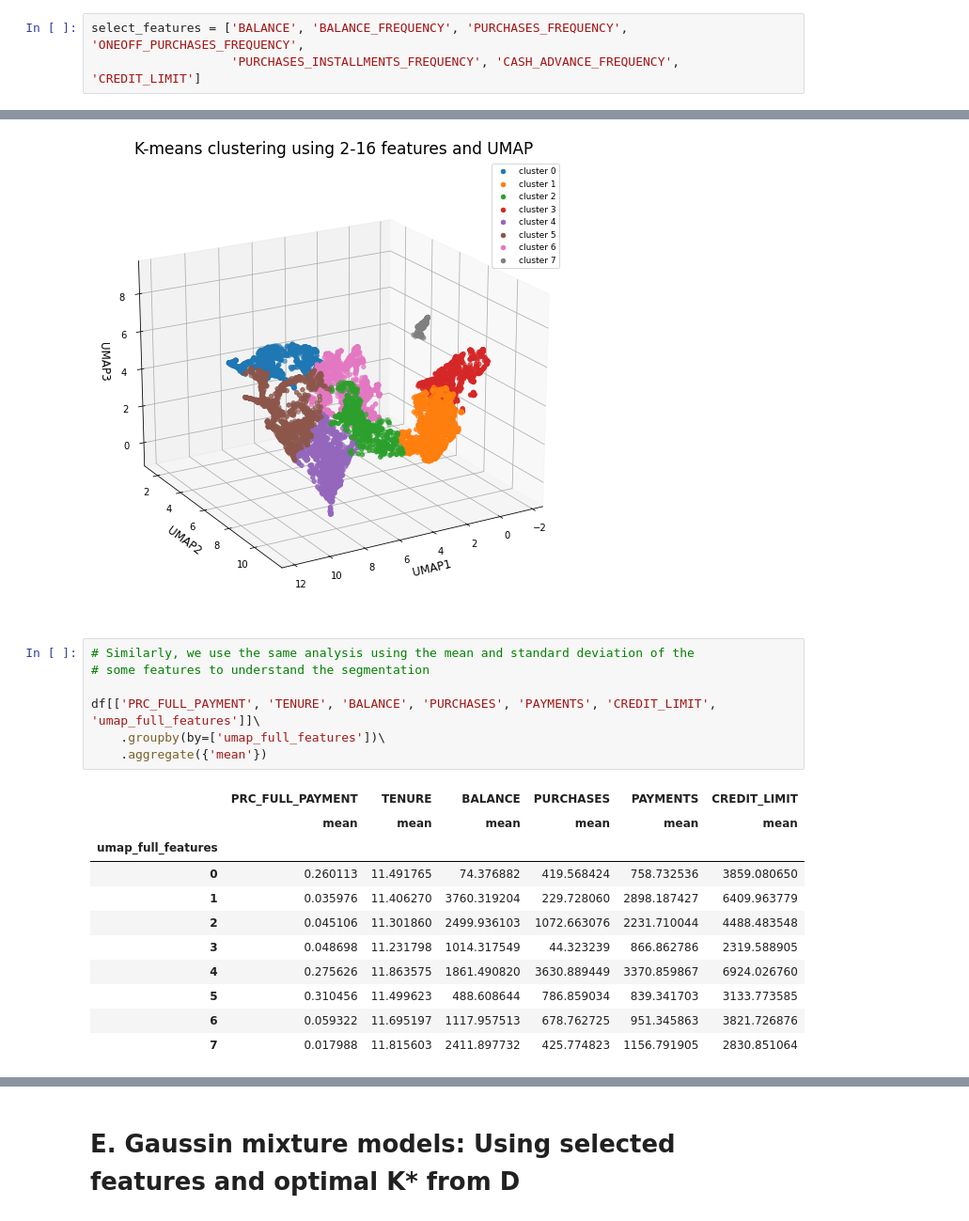
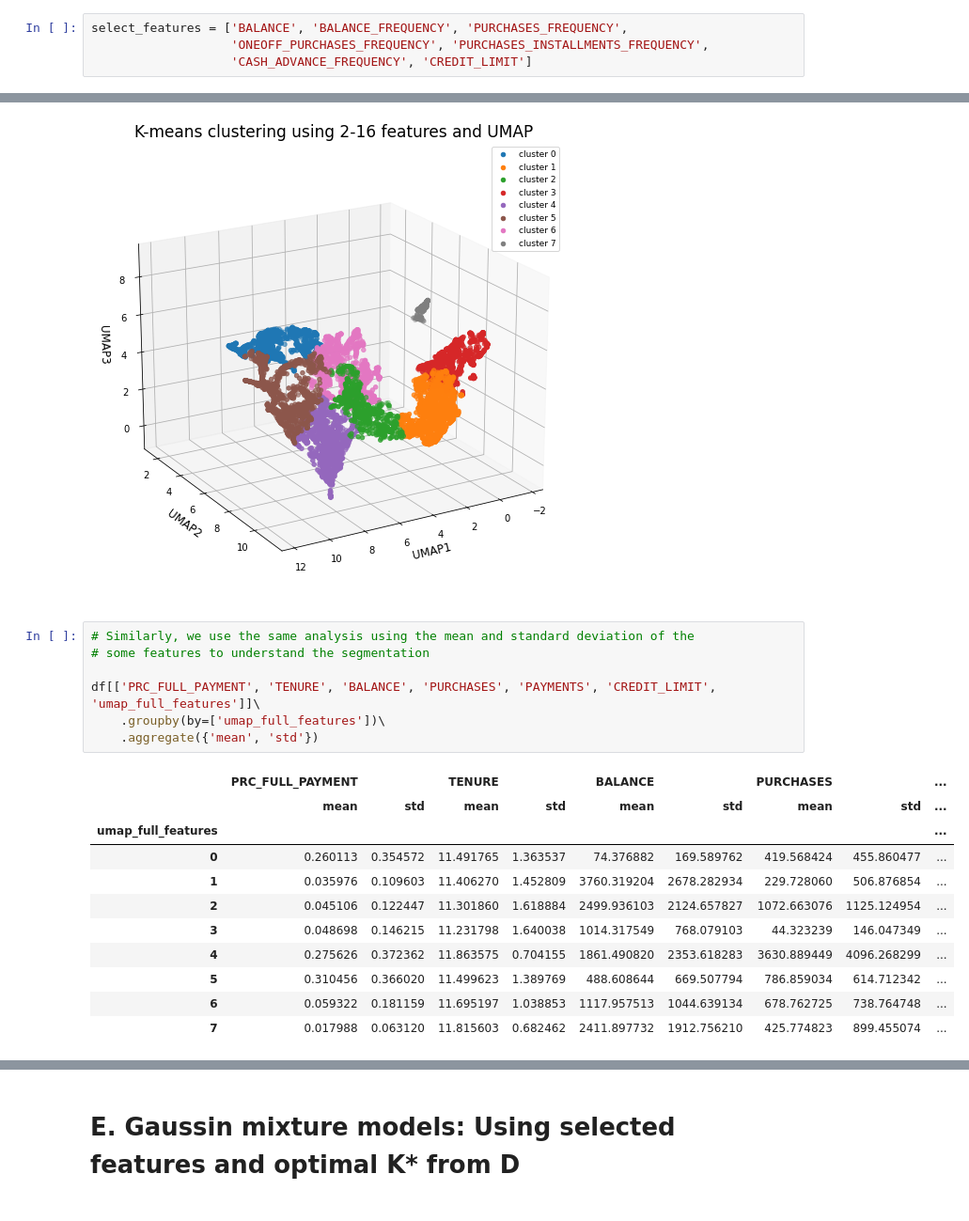
Before and after one commit to cristhianroman667/csce633_hw04, a Jupyter notebook: roman_cristhian_hw4_csce633.ipynb, the cells around one changed output, grey strips where cells are left out. Shown at 94% size. Cells and saved outputs as stored; diff of their text form.

```diff
--- a/roman_cristhian_hw4_csce633.ipynb
+++ b/roman_cristhian_hw4_csce633.ipynb
@@ -588,8 +588,9 @@ to segmet the costumers.
 # %% [markdown]
 # D. K-means clustering: Using only non-correlated and less skewed features
 # %%
-select_features = ['BALANCE', 'BALANCE_FREQUENCY', 'PURCHASES_FREQUENCY', 'ONEOFF_PURCHASES_FREQUENCY',
-                   'PURCHASES_INSTALLMENTS_FREQUENCY', 'CASH_ADVANCE_FREQUENCY', 'CREDIT_LIMIT']
+select_features = ['BALANCE', 'BALANCE_FREQUENCY', 'PURCHASES_FREQUENCY',
+                   'ONEOFF_PURCHASES_FREQUENCY', 'PURCHASES_INSTALLMENTS_FREQUENCY',
+                   'CASH_ADVANCE_FREQUENCY', 'CREDIT_LIMIT']
 # %%
 # We normalize the dataset using a standard scalar (mean=0, std=1) and use the
 # selected features
@@ -885,22 +886,22 @@ draw_instances_cluster(umap_x, kmeans.labels_, k_umap_optimal,
 # %%
 # Similarly, we use the same analysis using the mean and standard deviation of the
 # some features to understand the segmentation
 
 df[['PRC_FULL_PAYMENT', 'TENURE', 'BALANCE', 'PURCHASES', 'PAYMENTS', 'CREDIT_LIMIT', 'umap_full_features']]\
     .groupby(by=['umap_full_features'])\
-    .aggregate({'mean'})
+    .aggregate({'mean', 'std'})
 # %% [output]
-|  | PRC_FULL_PAYMENT | TENURE | BALANCE | PURCHASES | PAYMENTS | CREDIT_LIMIT |
-|  | mean | mean | mean | mean | mean | mean |
-| umap_full_features |  |  |  |  |  |  |
-| 0 | 0.260113 | 11.491765 | 74.376882 | 419.568424 | 758.732536 | 3859.080650 |
-| 1 | 0.035976 | 11.406270 | 3760.319204 | 229.728060 | 2898.187427 | 6409.963779 |
-| 2 | 0.045106 | 11.301860 | 2499.936103 | 1072.663076 | 2231.710044 | 4488.483548 |
-| 3 | 0.048698 | 11.231798 | 1014.317549 | 44.323239 | 866.862786 | 2319.588905 |
-| 4 | 0.275626 | 11.863575 | 1861.490820 | 3630.889449 | 3370.859867 | 6924.026760 |
-| 5 | 0.310456 | 11.499623 | 488.608644 | 786.859034 | 839.341703 | 3133.773585 |
-| 6 | 0.059322 | 11.695197 | 1117.957513 | 678.762725 | 951.345863 | 3821.726876 |
-| 7 | 0.017988 | 11.815603 | 2411.897732 | 425.774823 | 1156.791905 | 2830.851064 |
+|  | PRC_FULL_PAYMENT |  | TENURE |  | BALANCE |  | PURCHASES |  | ... |
+|  | mean | std | mean | std | mean | std | mean | std | ... |
+| umap_full_features |  |  |  |  |  |  |  |  | ... |
+| 0 | 0.260113 | 0.354572 | 11.491765 | 1.363537 | 74.376882 | 169.589762 | 419.568424 | 455.860477 | ... |
+| 1 | 0.035976 | 0.109603 | 11.406270 | 1.452809 | 3760.319204 | 2678.282934 | 229.728060 | 506.876854 | ... |
+| 2 | 0.045106 | 0.122447 | 11.301860 | 1.618884 | 2499.936103 | 2124.657827 | 1072.663076 | 1125.124954 | ... |
+| 3 | 0.048698 | 0.146215 | 11.231798 | 1.640038 | 1014.317549 | 768.079103 | 44.323239 | 146.047349 | ... |
+| 4 | 0.275626 | 0.372362 | 11.863575 | 0.704155 | 1861.490820 | 2353.618283 | 3630.889449 | 4096.268299 | ... |
+| 5 | 0.310456 | 0.366020 | 11.499623 | 1.389769 | 488.608644 | 669.507794 | 786.859034 | 614.712342 | ... |
+| 6 | 0.059322 | 0.181159 | 11.695197 | 1.038853 | 1117.957513 | 1044.639134 | 678.762725 | 738.764748 | ... |
+| 7 | 0.017988 | 0.063120 | 11.815603 | 0.682462 | 2411.897732 | 1912.756210 | 425.774823 | 899.455074 | ... |
 # %% [markdown]
 `Discussion`: We analyze the segmentation produced by clustering using the UMAP
 embedding. Below, a table that summarize the analysis:
```
Also changed, not shown: parts of 10 cells of this notebook.
